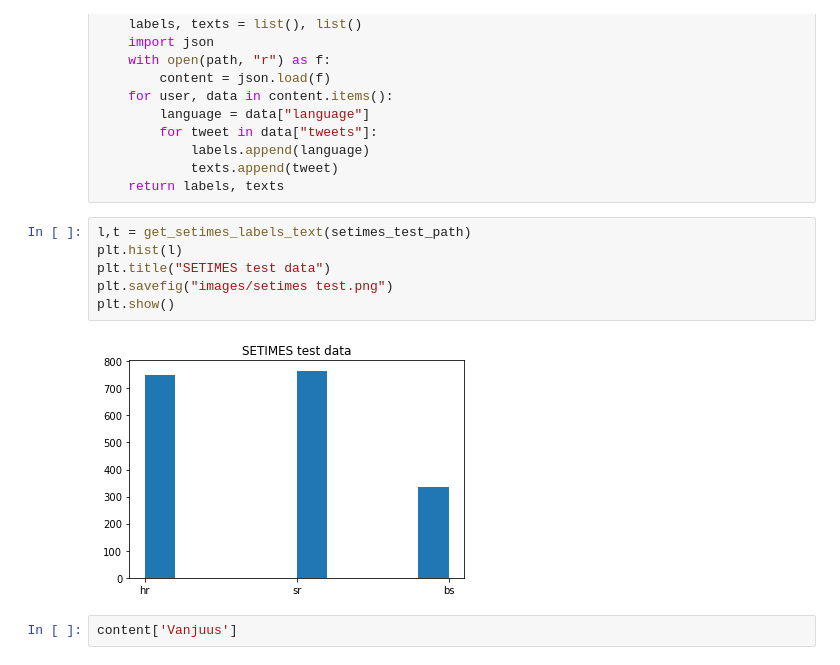
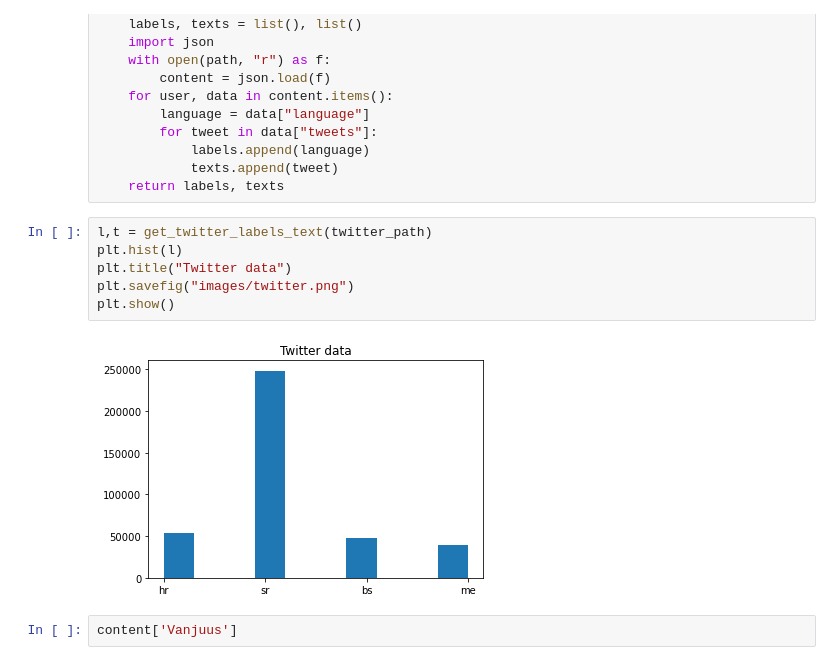
Before and after one commit to 5roop/task4, a Jupyter notebook: 4del.ipynb, the cells around one changed output. Cells and saved outputs as stored; diff of their text form.

Commit message:
Corrected twitter plot

```diff
--- a/4del.ipynb
+++ b/4del.ipynb
@@ -39,13 +39,13 @@ def get_twitter_labels_text(path):
             texts.append(tweet)
     return labels, texts
 # %%
-l,t = get_setimes_labels_text(setimes_test_path)
+l,t = get_twitter_labels_text(twitter_path)
 plt.hist(l)
-plt.title("SETIMES test data")
-plt.savefig("images/setimes test.png")
+plt.title("Twitter data")
+plt.savefig("images/twitter.png")
 plt.show()
 # %% [output]
-[figure, old version]
+[figure, new version]
 # %%
 content['Vanjuus']
 # %% [output]
```
Also changed, not shown: 2 other files.
